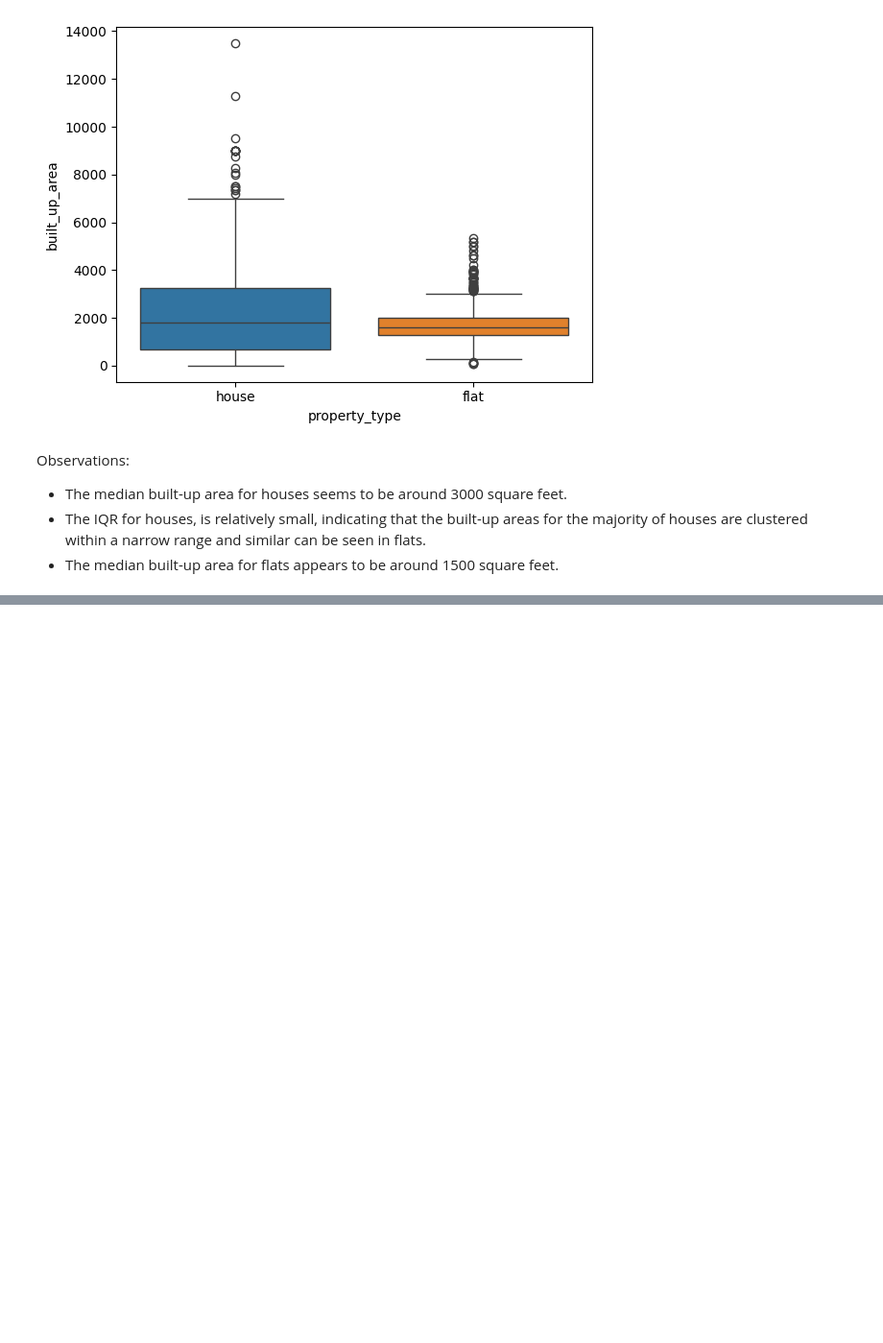
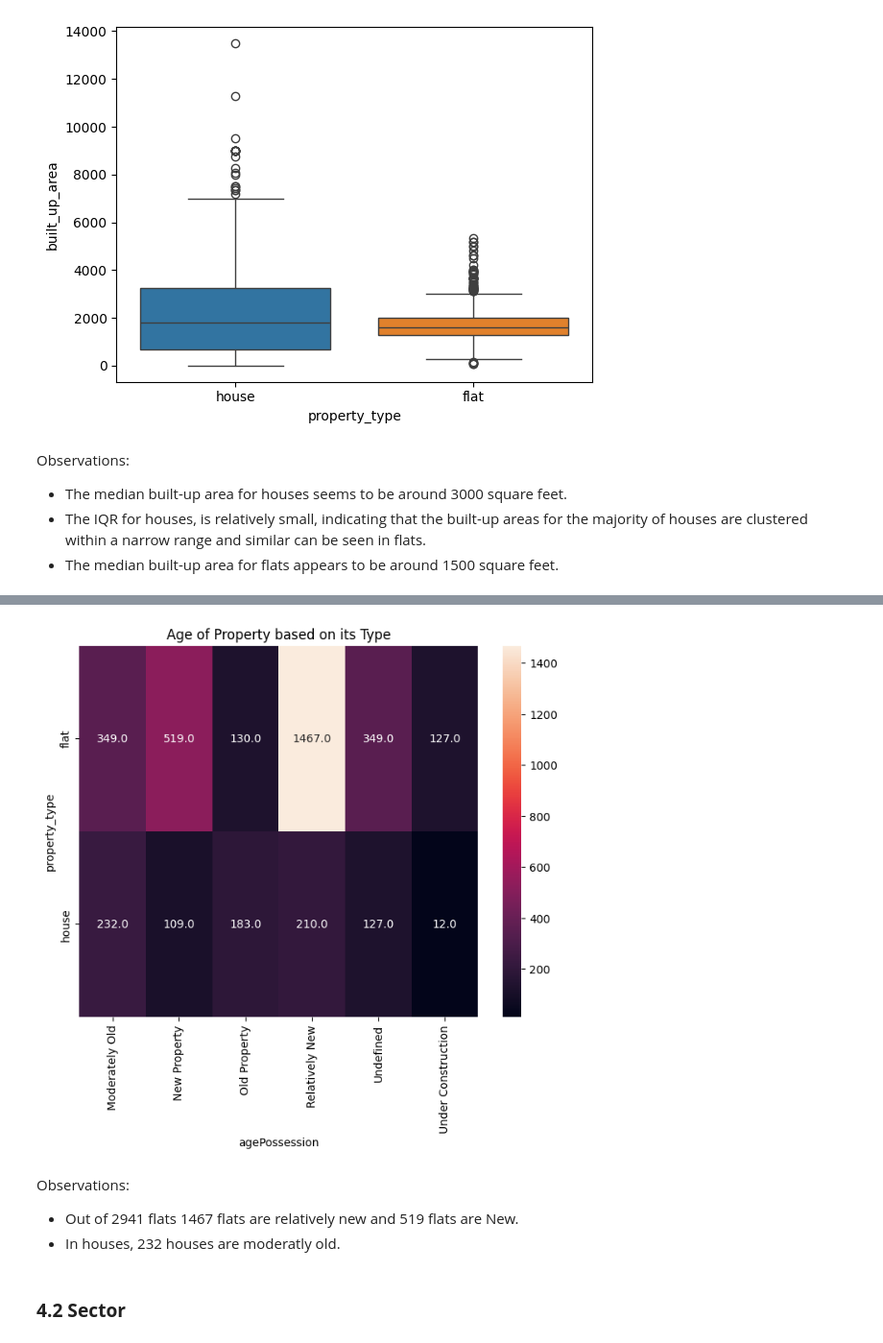
Before and after one commit to Tanwar-Aastha/Property-price-prediction, a Jupyter notebook: notebook/EDA.ipynb, the cells around one changed output, grey strips where cells are left out. Shown at 96% size. Cells and saved outputs as stored; diff of their text form; code cells hidden in the pictures; blank space fills up the shorter version.

```diff
--- a/notebook/EDA.ipynb
+++ b/notebook/EDA.ipynb
@@ -208,3 +207,16 @@ data[data['price_per_sqft'] > 100000][['property_type','society','sector','price
 | 3564 | flat | ambience caitriona | sector 24 | 14.00 | 200000.0 | 700.0 | Built Up area: 700 (65.03 sq.m.) | NaN | ... |
 | 3691 | house | dlf the grove | sector 54 | 5.70 | 211111.0 | 270.0 | Built Up area: 270 (25.08 sq.m.) | NaN | ... |
 | 3696 | house | ansal | sector 43 | 1.85 | 308333.0 | 60.0 | Plot area 60(5.57 sq.m.) | NaN | ... |
+# %%
+plt.figure(figsize=(8,6))
+sns.heatmap(pd.crosstab(data['property_type'], data['agePossession']),annot=True, fmt='.1f')
+plt.title('Age of Property based on its Type')
+plt.show()
+# %% [output]
+[figure, added]
+# %% [markdown]
+Observations:
+- Out of 2941 flats 1467 flats are relatively new and 519 flats are New.
+- In houses, 232 houses are moderatly old.
+# %% [markdown]
+### **4.2 Sector**
```
Also changed, not shown: parts of 3 cells of this notebook.
